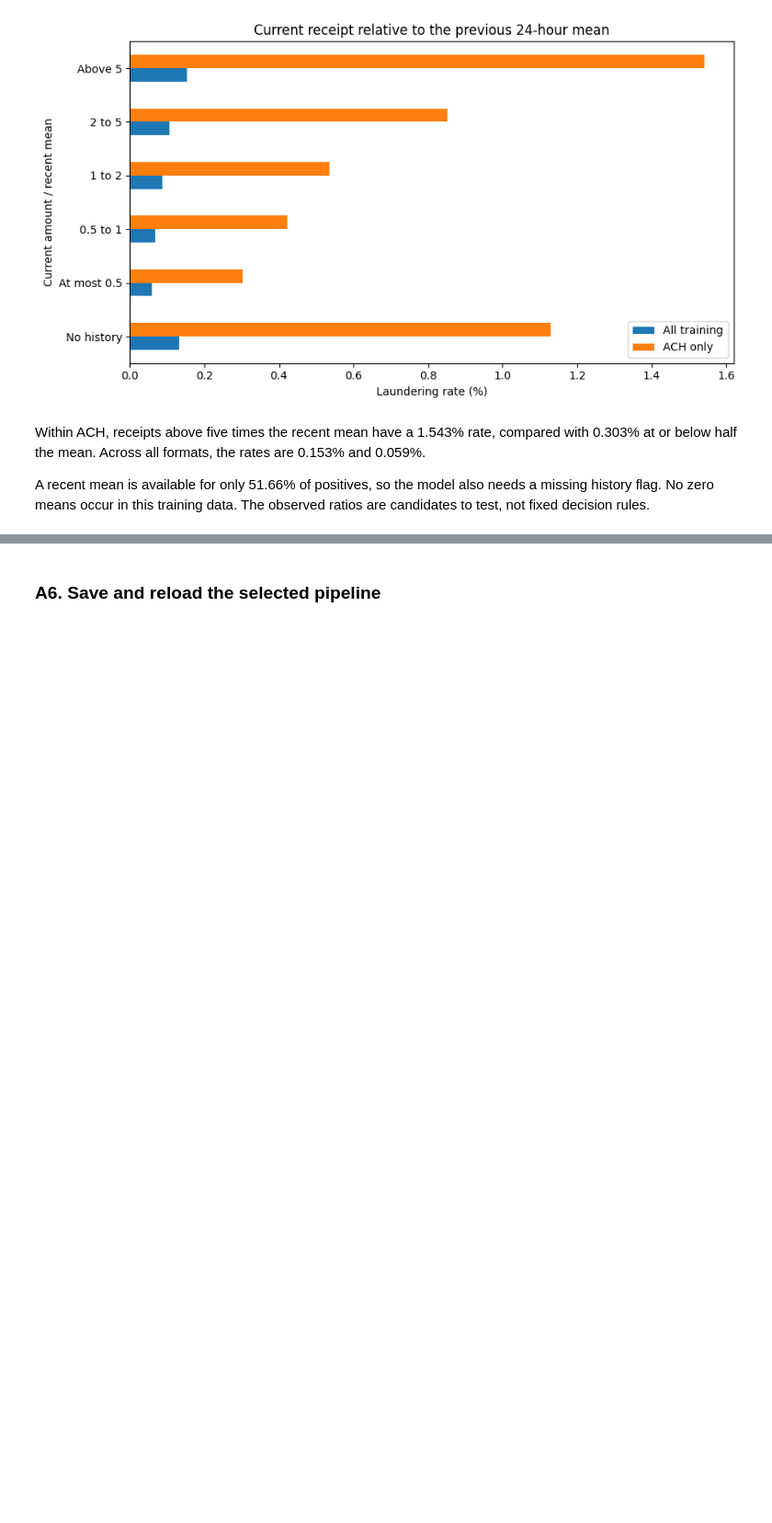
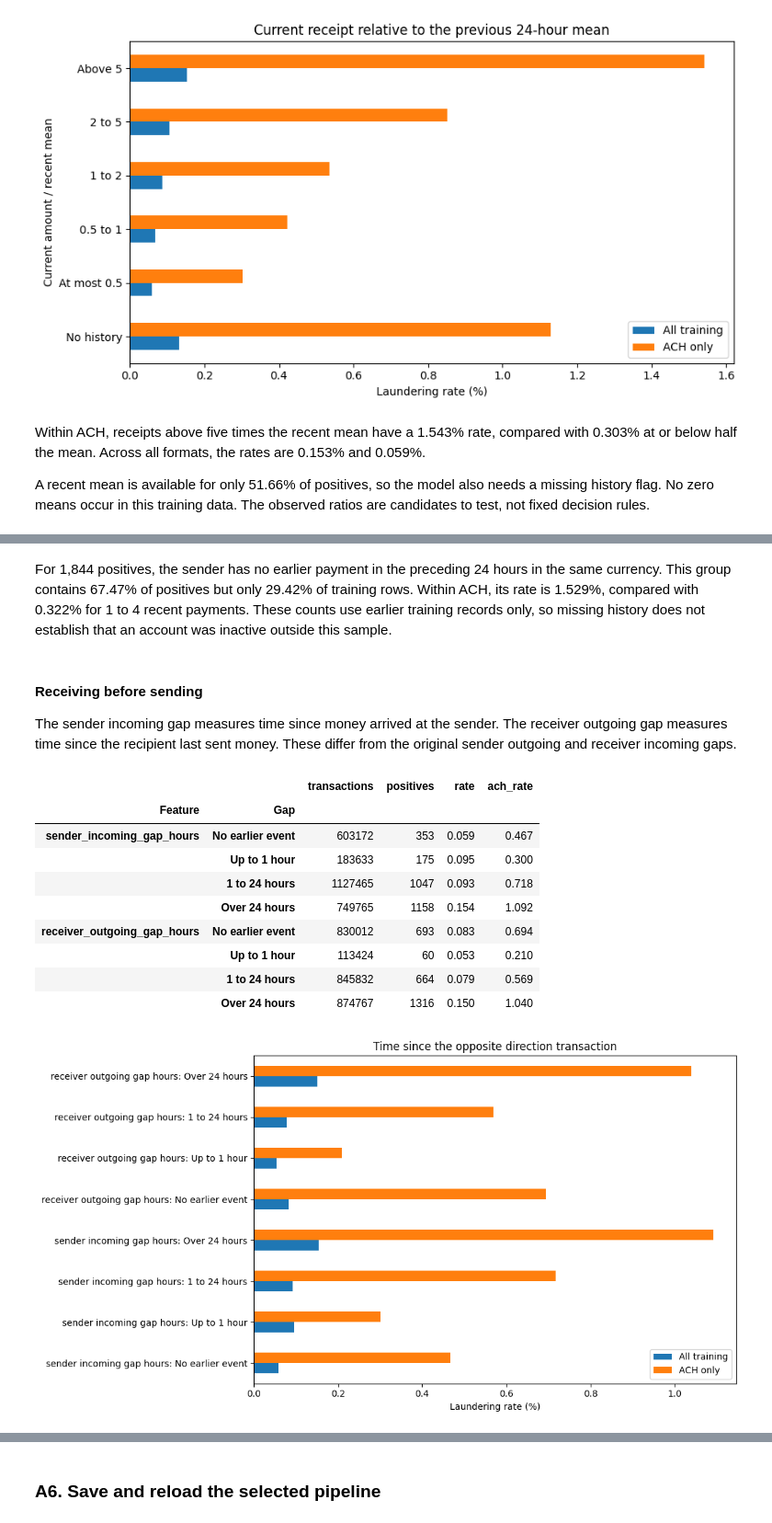
Before and after one commit to tung-lechu/assessment2-aml, a Jupyter notebook: assessment2.ipynb, the cells around one changed output, grey strips where cells are left out. Shown at 92% size. Saved outputs shown, nothing was run; the diff lists cells and outputs as text; code cells hidden in the pictures; blank space fills up the shorter version.

```diff
--- a/assessment2.ipynb
+++ b/assessment2.ipynb
@@ -1645,0 +1667,33 @@ preprocessing_model.transform(unlabelled_sample).select("source_record_id", "fea
+# %% [markdown]
+For 1,844 positives, the sender has no earlier payment in the preceding 24 hours in the same currency. This group contains 67.47% of positives but only 29.42% of training rows. Within ACH, its rate is 1.529%, compared with 0.322% for 1 to 4 recent payments. These counts use earlier training records only, so missing history does not establish that an account was inactive outside this sample.
+# %% [markdown]
+#### Receiving before sending
+The sender incoming gap measures time since money arrived at the sender. The receiver outgoing gap measures time since the recipient last sent money. These differ from the original sender outgoing and receiver incoming gaps.
+# %%
+opposite_gap_tables = {}
+for column in ["sender_incoming_gap_hours", "receiver_outgoing_gap_hours"]:
+    records = history.withColumn("gap_band", F.when(F.col(column).isNull(), gap_order[0])
+        .when(F.col(column) <= 1, gap_order[1]).when(F.col(column) <= 24, gap_order[2]).otherwise(gap_order[3]))
+    opposite_gap_tables[column] = history_summary(records, "gap_band", gap_order)
+opposite_gap_table = pd.concat(opposite_gap_tables, names=["Feature", "Gap"])
+display(opposite_gap_table[["transactions", "positives", "rate", "ach_rate"]].round(3))
+plot_data = opposite_gap_table[["rate", "ach_rate"]].rename(columns={"rate": "All training", "ach_rate": "ACH only"})
+plot_data.index = plot_data.index.map(lambda row: row[0].replace("_", " ") + ": " + row[1])
+plot_data.plot.barh(figsize=(11, 6))
+plt.title("Time since the opposite direction transaction")
+plt.xlabel("Laundering rate (%)")
+plt.ylabel("")
+plt.tight_layout()
+plt.show()
+# %% [output]
+|  |  | transactions | positives | rate | ach_rate |
+| Feature | Gap |  |  |  |  |
+| sender_incoming_gap_hours | No earlier event | 603172 | 353 | 0.059 | 0.467 |
+|  | Up to 1 hour | 183633 | 175 | 0.095 | 0.300 |
+|  | 1 to 24 hours | 1127465 | 1047 | 0.093 | 0.718 |
+|  | Over 24 hours | 749765 | 1158 | 0.154 | 1.092 |
+| receiver_outgoing_gap_hours | No earlier event | 830012 | 693 | 0.083 | 0.694 |
+|  | Up to 1 hour | 113424 | 60 | 0.053 | 0.210 |
+|  | 1 to 24 hours | 845832 | 664 | 0.079 | 0.569 |
+|  | Over 24 hours | 874767 | 1316 | 0.150 | 1.040 |
+[figure, added]
```
Also changed, not shown: parts of 125 cells of this notebook, 42 other files.
